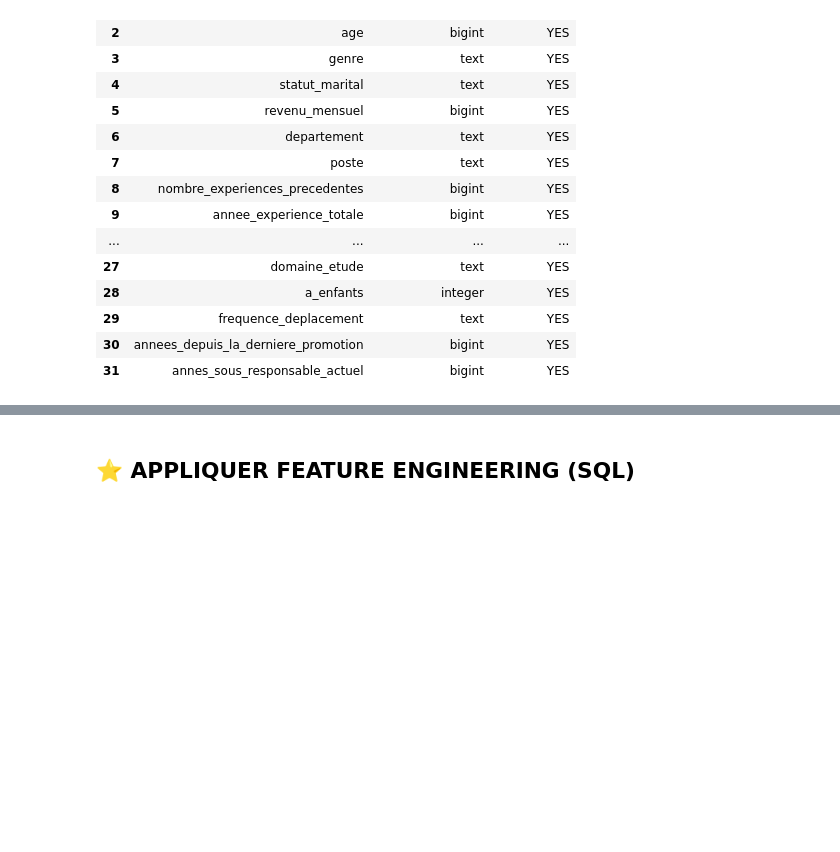
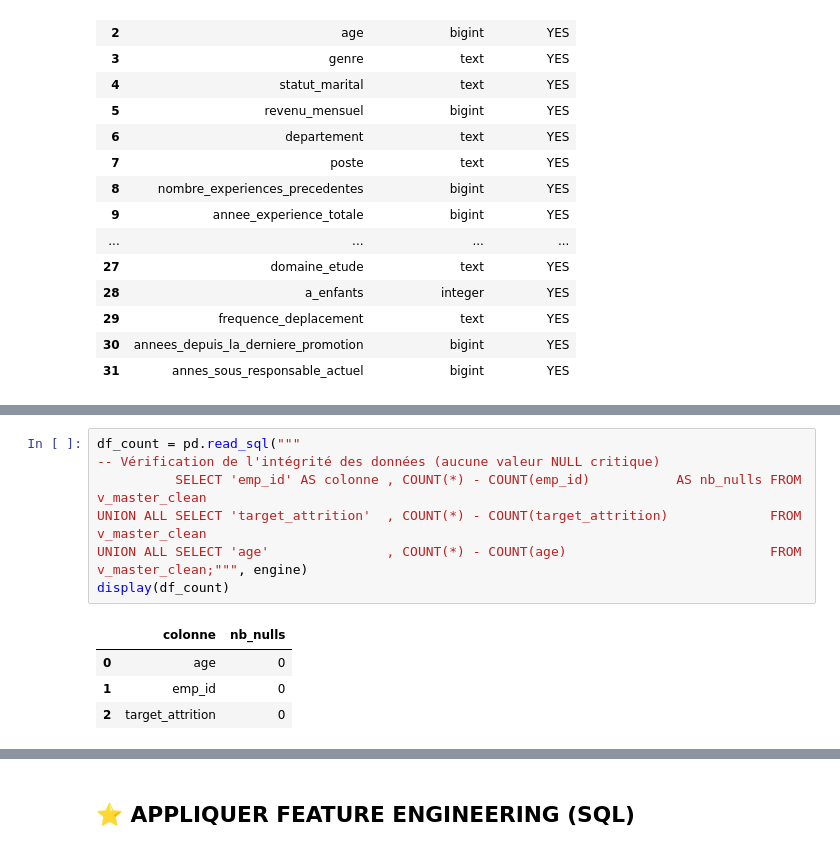
Before and after one commit to racemartin/m4_ocr, a Jupyter notebook: notebooks/P2_02_industrialisation_psql_ingestion.ipynb, the cells around one changed output, grey strips where cells are left out. Drawn from its saved outputs; the diff is of its cells as text; blank space fills up the shorter version.

```diff
--- a/notebooks/P2_02_industrialisation_psql_ingestion.ipynb
+++ b/notebooks/P2_02_industrialisation_psql_ingestion.ipynb
@@ -1313,0 +1334,12 @@ inspect_table_columns('v_master_clean', engine)
+# %%
+df_count = pd.read_sql("""
+-- Vérification de l'intégrité des données (aucune valeur NULL critique)
+          SELECT 'emp_id' AS colonne , COUNT(*) - COUNT(emp_id)           AS nb_nulls FROM v_master_clean
+UNION ALL SELECT 'target_attrition'  , COUNT(*) - COUNT(target_attrition)             FROM v_master_clean
+UNION ALL SELECT 'age'               , COUNT(*) - COUNT(age)                          FROM v_master_clean;""", engine)
+display(df_count)
+# %% [output]
+|  | colonne | nb_nulls |
+| 0 | age | 0 |
+| 1 | emp_id | 0 |
+| 2 | target_attrition | 0 |
```
Also changed, not shown: parts of 19 cells of this notebook, 6 other files.
